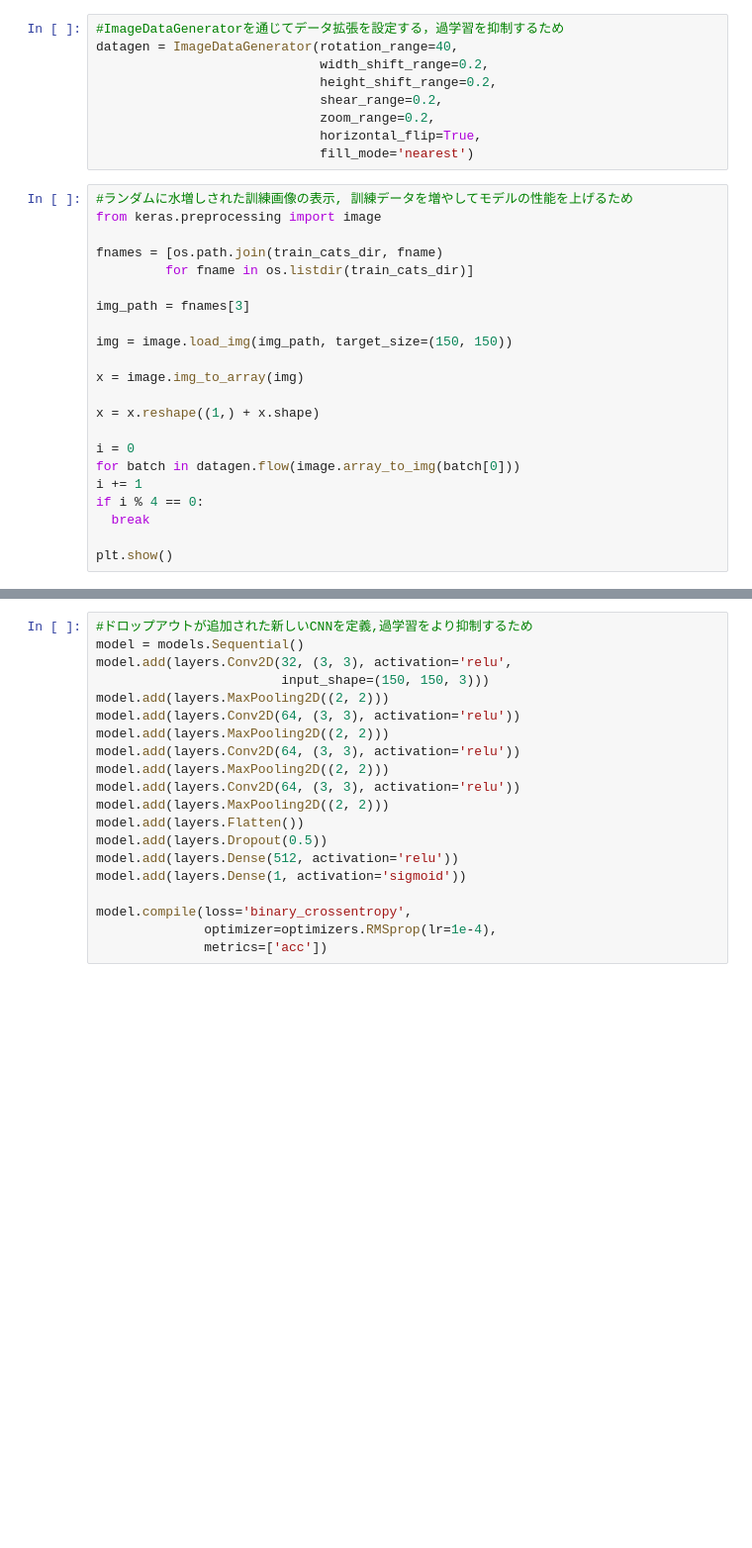
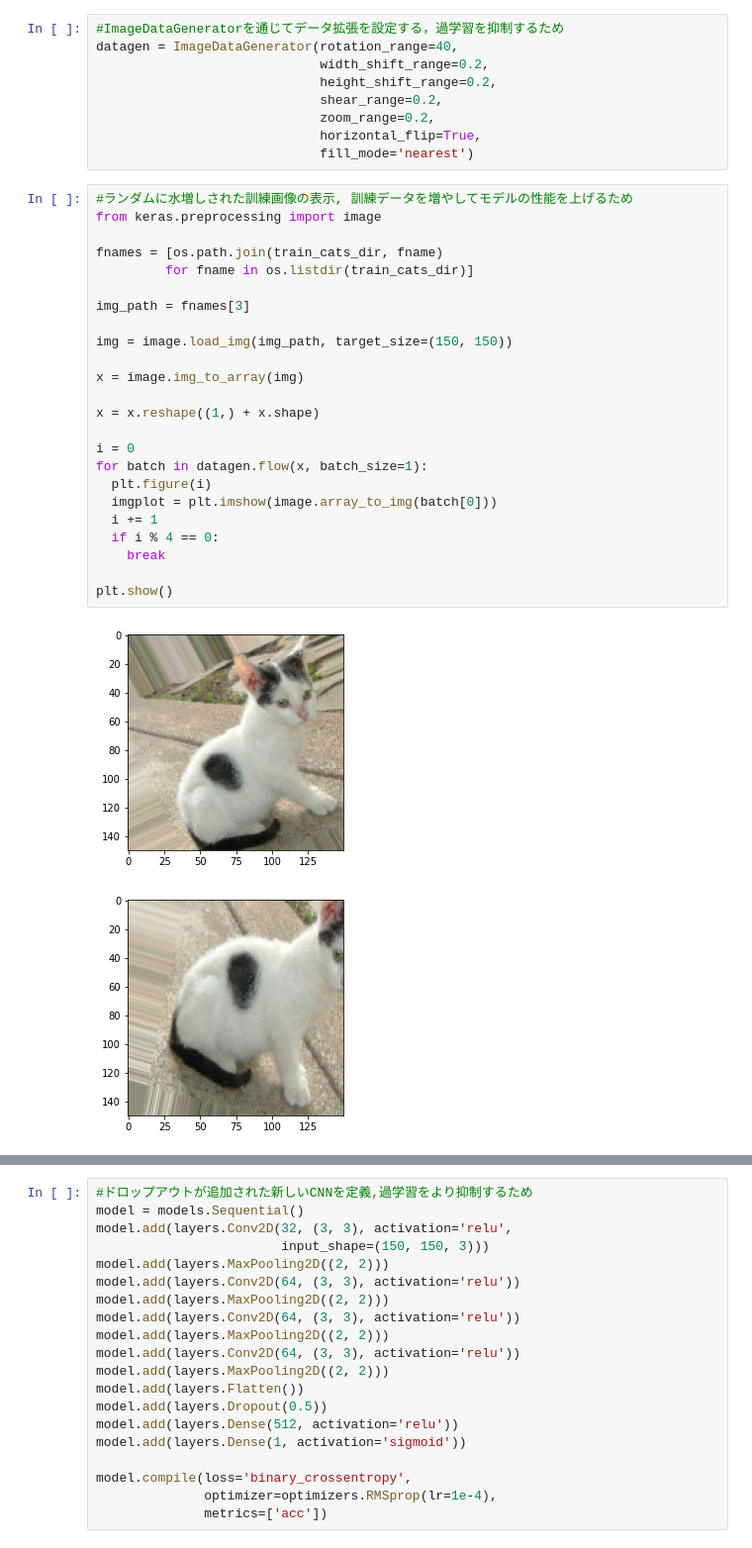
Before and after one commit to takashinnosuke/study_Keras, a Jupyter notebook: Dogs_vs_Cats.ipynb, the cells around one changed output, grey strips where cells are left out. Shown: that part at 99% size. Cells and saved outputs as stored; diff of their text form; blank space fills up the shorter version.

```diff
--- a/Dogs_vs_Cats.ipynb
+++ b/Dogs_vs_Cats.ipynb
@@ -239,22 +240,27 @@ datagen = ImageDataGenerator(rotation_range=40,
 # %%
 #ランダムに水増しされた訓練画像の表示, 訓練データを増やしてモデルの性能を上げるため
 from keras.preprocessing import image
 
 fnames = [os.path.join(train_cats_dir, fname)
          for fname in os.listdir(train_cats_dir)]
 
 img_path = fnames[3]
 
 img = image.load_img(img_path, target_size=(150, 150))
 
 x = image.img_to_array(img)
 
 x = x.reshape((1,) + x.shape)
 
 i = 0
-for batch in datagen.flow(image.array_to_img(batch[0]))
-i += 1
-if i % 4 == 0:
-  break
+for batch in datagen.flow(x, batch_size=1):
+  plt.figure(i)
+  imgplot = plt.imshow(image.array_to_img(batch[0]))
+  i += 1
+  if i % 4 == 0:
+    break
 
 plt.show()
+# %% [output]
+[figure, added]
+[figure, added]
```
Also changed, not shown: parts of 7 cells of this notebook.
